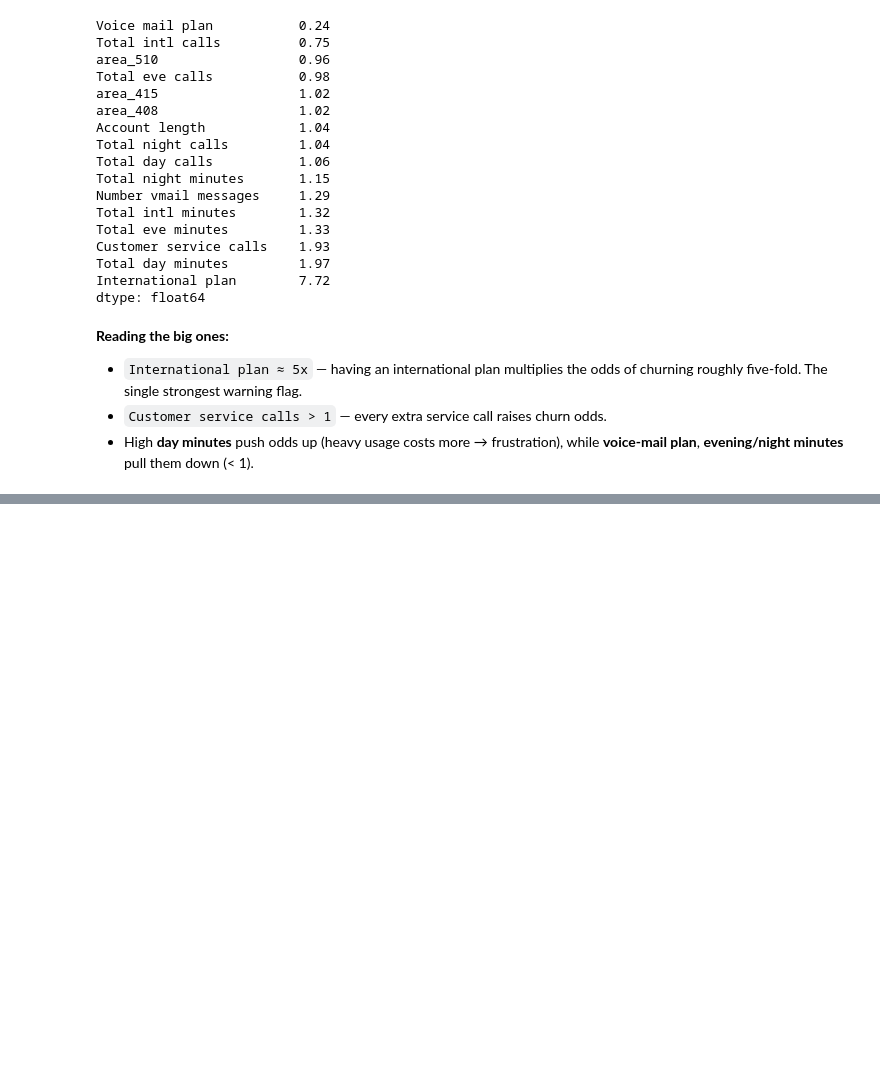
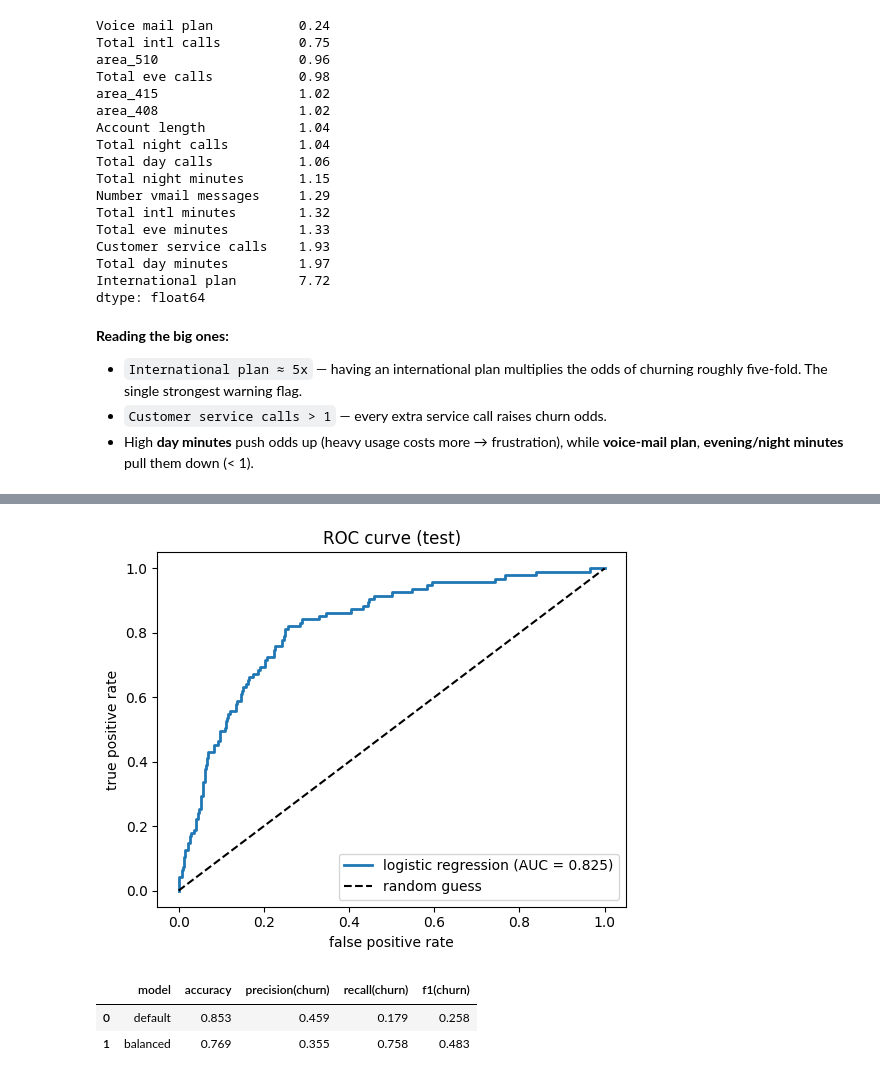
Before and after one commit to meherabmehu/ml-internship-codveda, a Jupyter notebook: level-2-intermediate/01_logistic_regression_churn.ipynb, the cells around one changed output, grey strips where cells are left out. Drawn from its saved outputs; the diff is of its cells as text; code cells hidden in the pictures; blank space fills up the shorter version.

```diff
--- a/level-2-intermediate/01_logistic_regression_churn.ipynb
+++ b/level-2-intermediate/01_logistic_regression_churn.ipynb
@@ -226,0 +258,33 @@ dtype: float64
+# %%
+proba = model.predict_proba(X_test)[:, 1]
+fpr, tpr, _ = roc_curve(y_test, proba)
+auc = roc_auc_score(y_test, proba)
+
+plt.figure(figsize=(5.5, 4.5))
+plt.plot(fpr, tpr, lw=2, label=f'logistic regression (AUC = {auc:.3f})')
+plt.plot([0, 1], [0, 1], 'k--', label='random guess')
+plt.xlabel('false positive rate'); plt.ylabel('true positive rate')
+plt.title('ROC curve (test)')
+plt.legend()
+plt.tight_layout()
+plt.show()
+# %% [output]
+[figure, added]
+# %%
+# does balancing the classes help catch more churners?
+balanced = LogisticRegression(max_iter=1000, class_weight='balanced').fit(X_train, y_train)
+
+from sklearn.metrics import precision_score, recall_score, f1_score, accuracy_score
+rows = []
+for name, m in [('default', model), ('balanced', balanced)]:
+    p = m.predict(X_test)
+    rows.append([name, accuracy_score(y_test, p),
+                 precision_score(y_test, p), recall_score(y_test, p),
+                 f1_score(y_test, p)])
+
+pd.DataFrame(rows, columns=['model', 'accuracy', 'precision(churn)',
+                            'recall(churn)', 'f1(churn)']).round(3)
+# %% [output]
+|  | model | accuracy | precision(churn) | recall(churn) | f1(churn) |
+| 0 | default | 0.853 | 0.459 | 0.179 | 0.258 |
+| 1 | balanced | 0.769 | 0.355 | 0.758 | 0.483 |
```
Also changed, not shown: parts of 3 cells of this notebook.
